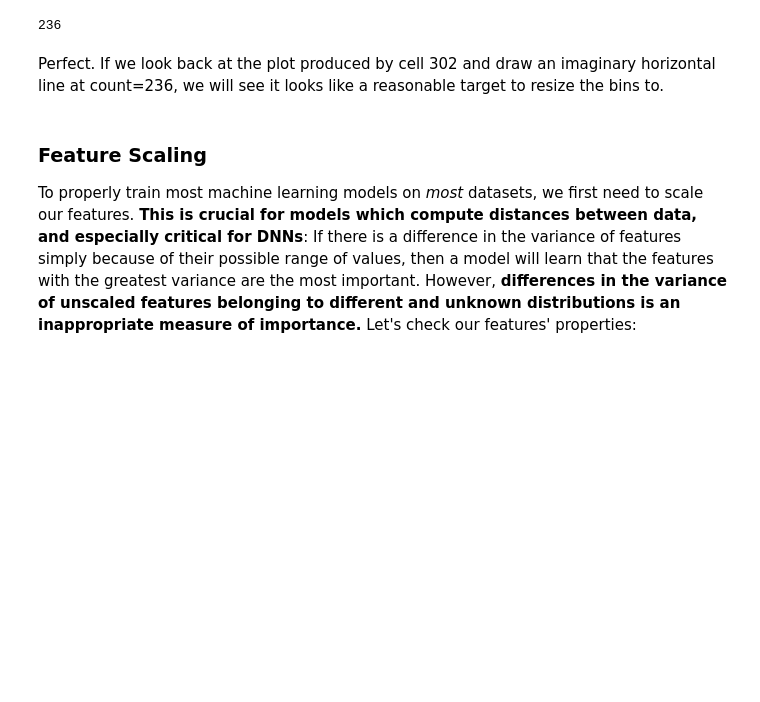
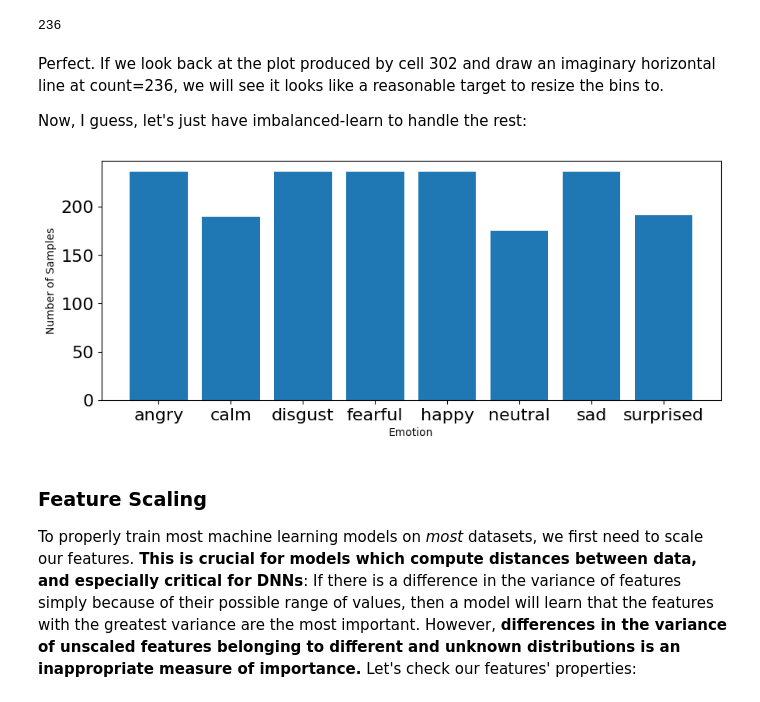
Before and after one commit to shaaagri/iat481-wk3, a Jupyter notebook: Week_3_MachineLearning.ipynb, the cells around one changed output. Saved outputs shown, nothing was run; the diff lists cells and outputs as text; code cells hidden in the pictures; blank space fills up the shorter version.

```diff
--- a/Week_3_MachineLearning.ipynb
+++ b/Week_3_MachineLearning.ipynb
@@ -506,3 +506,5 @@ target_count
 236
 # %% [markdown]
 Perfect. If we look back at the plot produced by cell 302 and draw an imaginary horizontal line at count=236, we will see it looks like a reasonable target to resize the bins to.
+
+Now, I guess, let's just have imbalanced-learn to handle the rest:
@@ -509,3 +513,19 @@ Perfect. If we look back at the plot produced by cell 302 and draw an imaginary
+# %%
+# import library
+from imblearn.under_sampling import RandomUnderSampler
+
+target_counts = dict()
+labels, counts = np.unique(emotions, return_counts=True)
+
+for i, l in enumerate(labels):
+  target_counts[l] = counts[i] if counts[i] < target_count else target_count
+
+rus = RandomUnderSampler(sampling_strategy=target_counts, random_state=42, replacement=True) # fit predictor and target variable
+x_rus, y_rus = rus.fit_resample(features, emotions)
+
+plot_emotions(y_rus)
+# %% [output]
+[figure, added]
 # %% [markdown]
 ### Feature Scaling
 To properly train most machine learning models on _most_ datasets, we first need to scale our features. **This is crucial for models which compute distances between data, and especially critical for DNNs**: If there is a difference in the variance of features simply because of their possible range of values, then a model will learn that the features with the greatest variance are the most important. However, **differences in the variance of unscaled features belonging to different and unknown distributions is an inappropriate measure of importance.** Let's check our features' properties:
```
Also changed, not shown: parts of 1 cell of this notebook.
